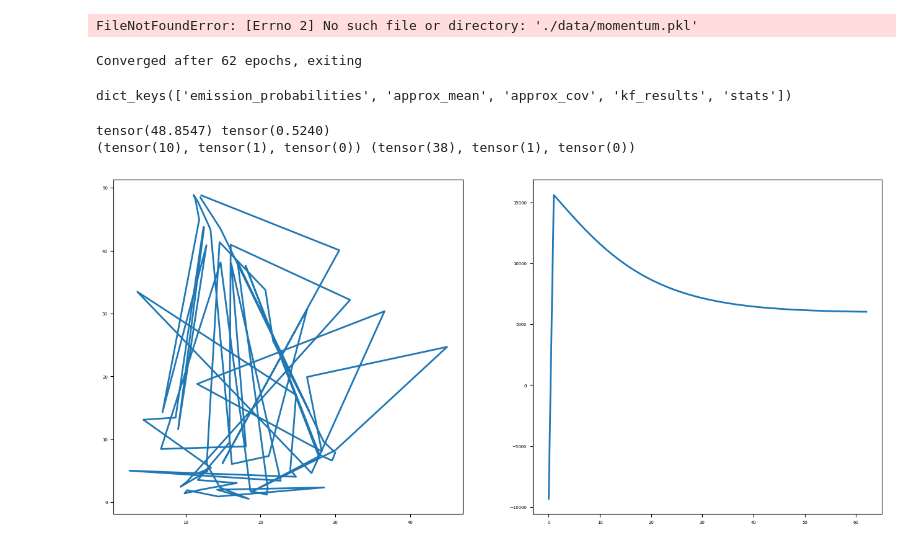
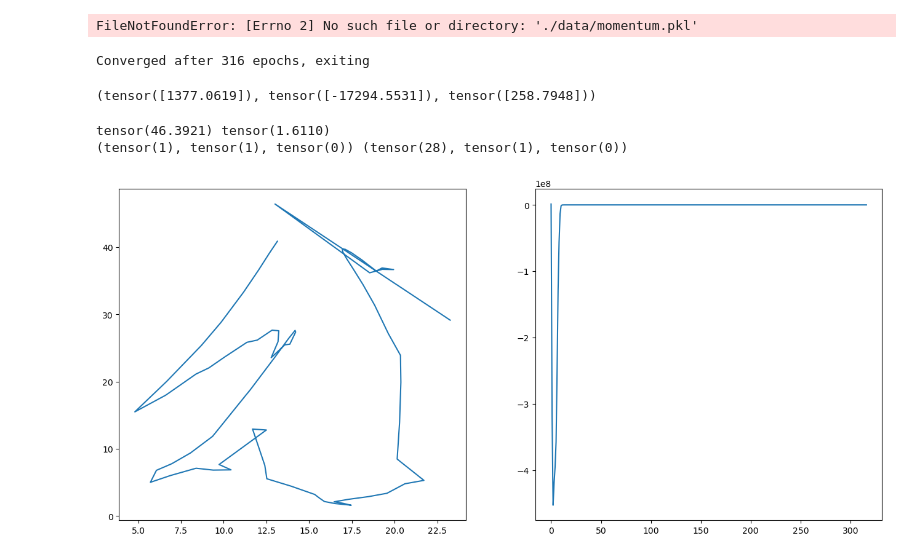
Before and after one commit to Zhang-CNL/PO-OU, a Jupyter notebook: notebooks/run_momentum.ipynb, the cells around one changed output. Saved outputs shown, nothing was run; the diff lists cells and outputs as text; code cells hidden in the pictures.

```diff
--- a/notebooks/run_momentum.ipynb
+++ b/notebooks/run_momentum.ipynb
@@ -14,8 +14,14 @@ import hippocampalseq.preprocessing as hsep
 import hippocampalseq.models as hsem
 
 torch.set_default_dtype(torch.double)
+time_window_ms = 3
 # %%
-rat_data = hsep.load_and_preprocess(os.path.realpath("../data"), "Harpy", 1)
+rat_data = hsep.load_and_preprocess(
+    os.path.realpath("../data"),
+    "Harpy",
+    1,
+    time_window_ms=time_window_ms
+)
 hse.init_plotting()
 hse.plot_placefields(rat_data.place_field_data.place_fields, [0,1,2,3])
 # %% [output]
@@ -28,7 +41,7 @@ hse.spike_raster_plot(rat_data.ripple_data.spikemats_ripple[67].T)
 m = hsem.Momentum(
         rat_data.place_field_data.place_fields[rat_data.place_field_data.place_cell_ids],
         rat_data.ripple_data.spikemats_ripple,
-        hsep.PFEIFFER_RECORDING_FPS,
+        time_window_ms / 1000,
         (50, 50),
         seed=None
     )
@@ -42,27 +55,31 @@ with open("../data/momentum.pkl", "wb") as f:
 with open("../data/momentum.pkl", "rb") as f:
     raw = f.read()
     m = compress_pickle.loads(raw, "gzip")
+# %%
+m.decay = torch.rand(1)
+m.diffusion = torch.rand(1)
+m.initial_diffusion = 10
 # %%
 fm = m.em(n_iter=100000, emtol=1e-3, lr=0.1, seed=None, gd_tol=1e-3)
 # %% [output]
-Converged after 62 epochs, exiting
+Converged after 316 epochs, exiting
-# %%
-fm[0][0].keys()
-# %% [output]
-dict_keys(['emission_probabilities', 'approx_mean', 'approx_cov', 'kf_results', 'stats'])
+# %%
+m.decay, m.diffusion, m.initial_diffusion
+# %% [output]
+(tensor([1377.0619]), tensor([-17294.5531]), tensor([258.7948]))
 # %%
-t = fm[0][54]['kf_results'].smoothed_mean[:,:2]
+t = fm[0][78]['kf_results'].smoothed_mean[:,:2]
 plt.figure(figsize=(16,7))
 plt.subplot(1,2,1)
 plt.plot(t[:,0], t[:,1])
 plt.subplot(1,2,2)
-plt.plot(fm[1])
+plt.plot(fm[2])
 print(t.max(), t.min())
 print(
     torch.unravel_index(t.argmax(), t.shape),
     torch.unravel_index(t.argmin(), t.shape)
 )
 # %% [output]
-tensor(48.8547) tensor(0.5240)
-(tensor(10), tensor(1), tensor(0)) (tensor(38), tensor(1), tensor(0))
+tensor(46.3921) tensor(1.6110)
+(tensor(1), tensor(1), tensor(0)) (tensor(28), tensor(1), tensor(0))
-[figure, old version]
+[figure, new version]
```
Also changed, not shown: parts of 4 cells of this notebook, 9 other files.
